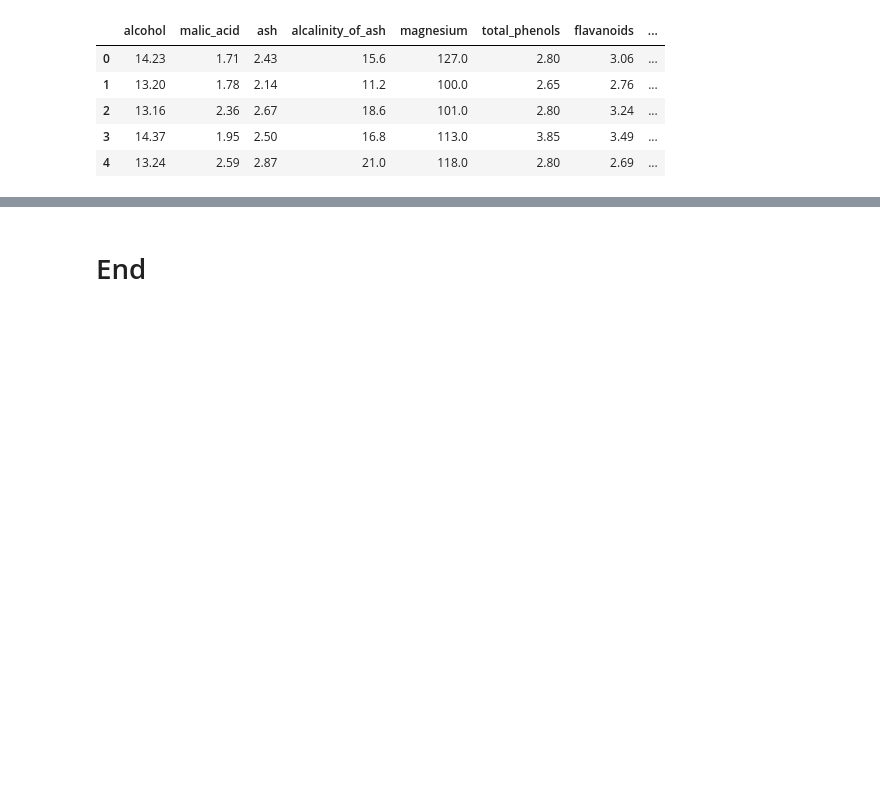
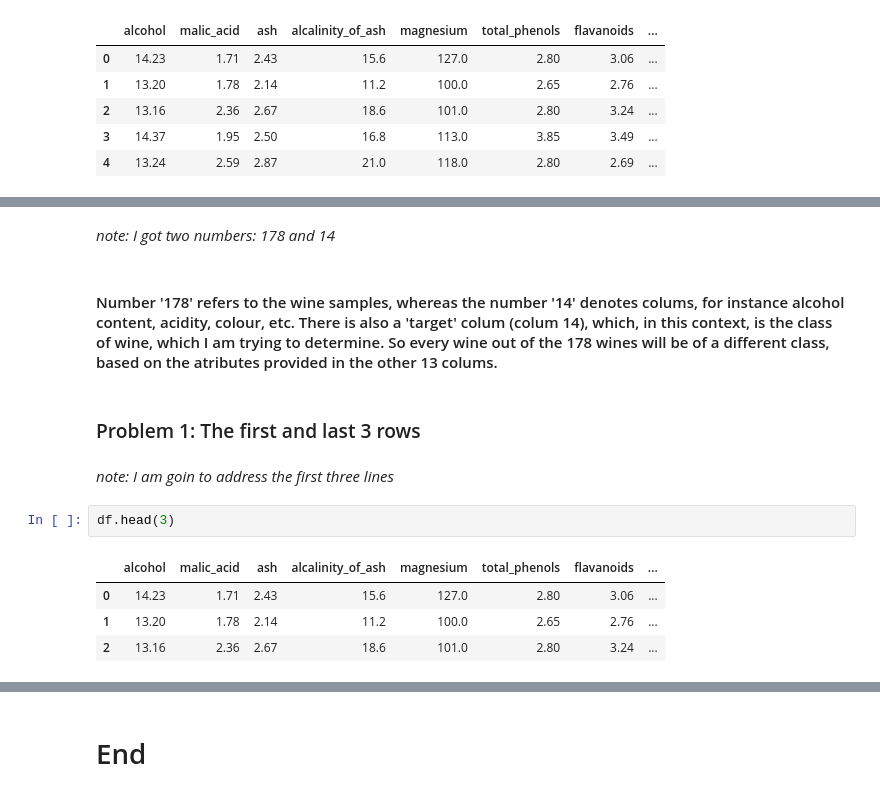
Before and after one commit to AnnaSikora29/principles_of_da, a Jupyter notebook: problems.ipynb, the cells around one changed output, grey strips where cells are left out. Drawn from its saved outputs; the diff is of its cells as text; blank space fills up the shorter version.

Commit message:
started problems notebook

```diff
--- a/problems.ipynb
+++ b/problems.ipynb
@@ -63,0 +124,15 @@ df.head()
+# %% [markdown]
+*note: I got two numbers: 178 and 14*
+# %% [markdown]
+#### Number '178' refers to the wine samples, whereas the number '14' denotes colums, for instance alcohol content, acidity, colour, etc. There is also a 'target' colum (colum 14), which, in this context, is the class of wine, which I am trying to determine. So every wine out of the 178 wines will be of a different class, based on the atributes provided in the other 13 colums.
+# %% [markdown]
+### Problem 1: The first and last 3 rows
+# %% [markdown]
+*note: I am goin to address the first three lines*
+# %%
+df.head(3)
+# %% [output]
+|  | alcohol | malic_acid | ash | alcalinity_of_ash | magnesium | total_phenols | flavanoids | ... |
+| 0 | 14.23 | 1.71 | 2.43 | 15.6 | 127.0 | 2.80 | 3.06 | ... |
+| 1 | 13.20 | 1.78 | 2.14 | 11.2 | 100.0 | 2.65 | 2.76 | ... |
+| 2 | 13.16 | 2.36 | 2.67 | 18.6 | 101.0 | 2.80 | 3.24 | ... |
```
Also changed, not shown: parts of 14 cells of this notebook.
